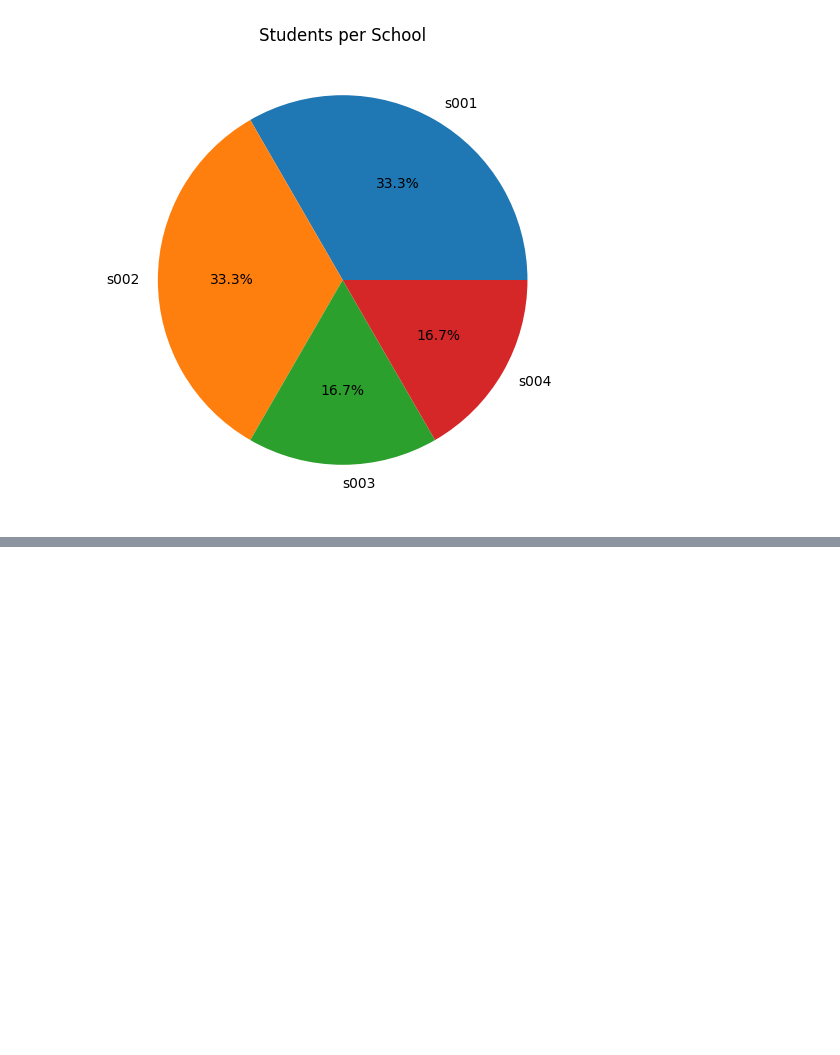
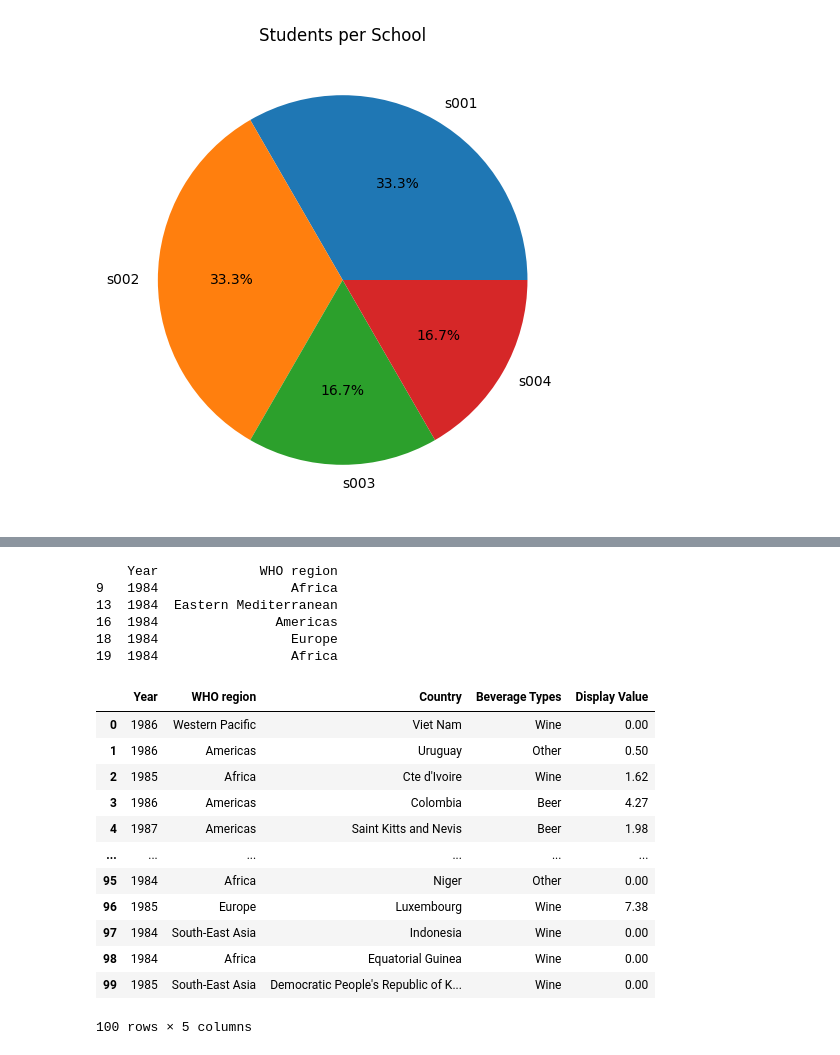
Before and after one commit to AjaySingh2001/mukul, a Jupyter notebook: Untitled2.ipynb, the cells around one changed output, grey strips where cells are left out. Cells and saved outputs as stored; diff of their text form; code cells hidden in the pictures; blank space fills up the shorter version.

```diff
--- a/Untitled2.ipynb
+++ b/Untitled2.ipynb
@@ -178,0 +301,26 @@ plt.show()
+# %%
+new_df = df[df['Year']==1984][['Year','WHO region']].head()
+print(new_df)
+# %% [output]
+    Year             WHO region
+9   1984                 Africa
+13  1984  Eastern Mediterranean
+16  1984               Americas
+18  1984                 Europe
+19  1984                 Africa
+# %%
+df
+# %% [output]
+|  | Year | WHO region | Country | Beverage Types | Display Value |
+| 0 | 1986 | Western Pacific | Viet Nam | Wine | 0.00 |
+| 1 | 1986 | Americas | Uruguay | Other | 0.50 |
+| 2 | 1985 | Africa | Cte d'Ivoire | Wine | 1.62 |
+| 3 | 1986 | Americas | Colombia | Beer | 4.27 |
+| 4 | 1987 | Americas | Saint Kitts and Nevis | Beer | 1.98 |
+| ... | ... | ... | ... | ... | ... |
+| 95 | 1984 | Africa | Niger | Other | 0.00 |
+| 96 | 1985 | Europe | Luxembourg | Wine | 7.38 |
+| 97 | 1984 | South-East Asia | Indonesia | Wine | 0.00 |
+| 98 | 1984 | Africa | Equatorial Guinea | Wine | 0.00 |
+| 99 | 1985 | South-East Asia | Democratic People's Republic of K... | Wine | 0.00 |
+100 rows × 5 columns
```
Also changed, not shown: parts of 9 cells of this notebook, 2 other files.
